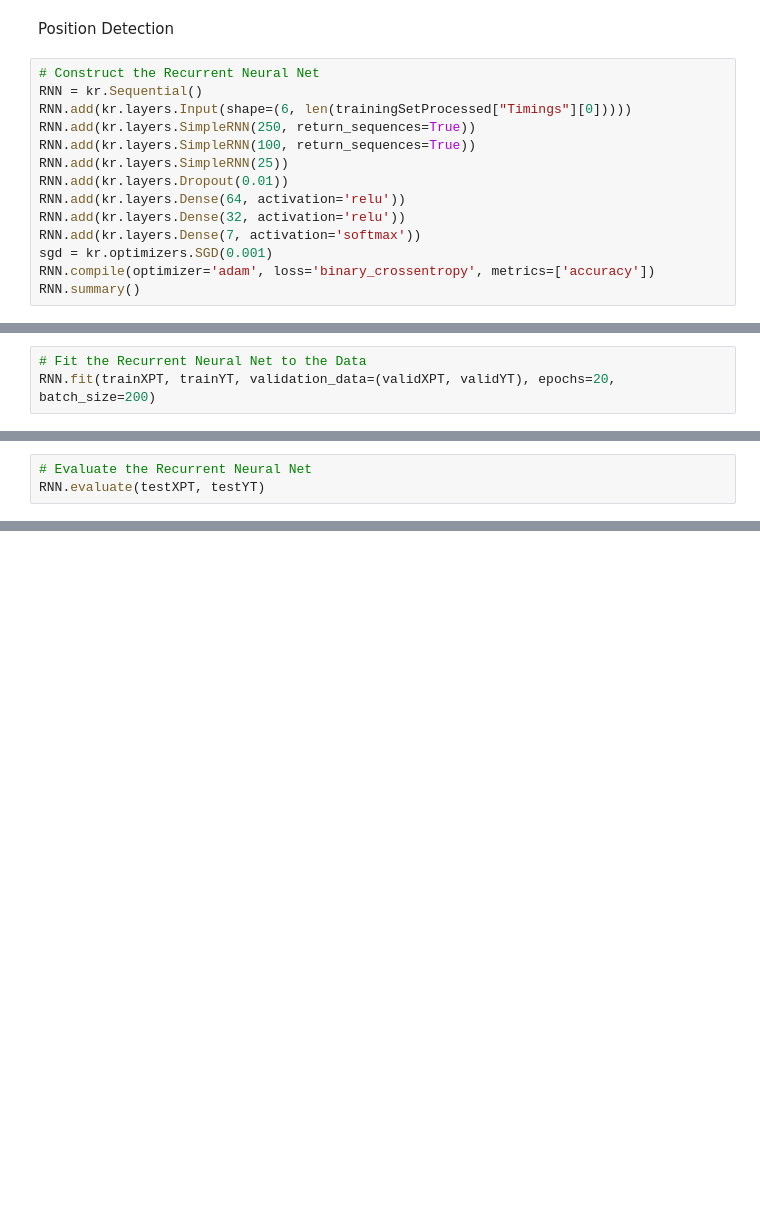
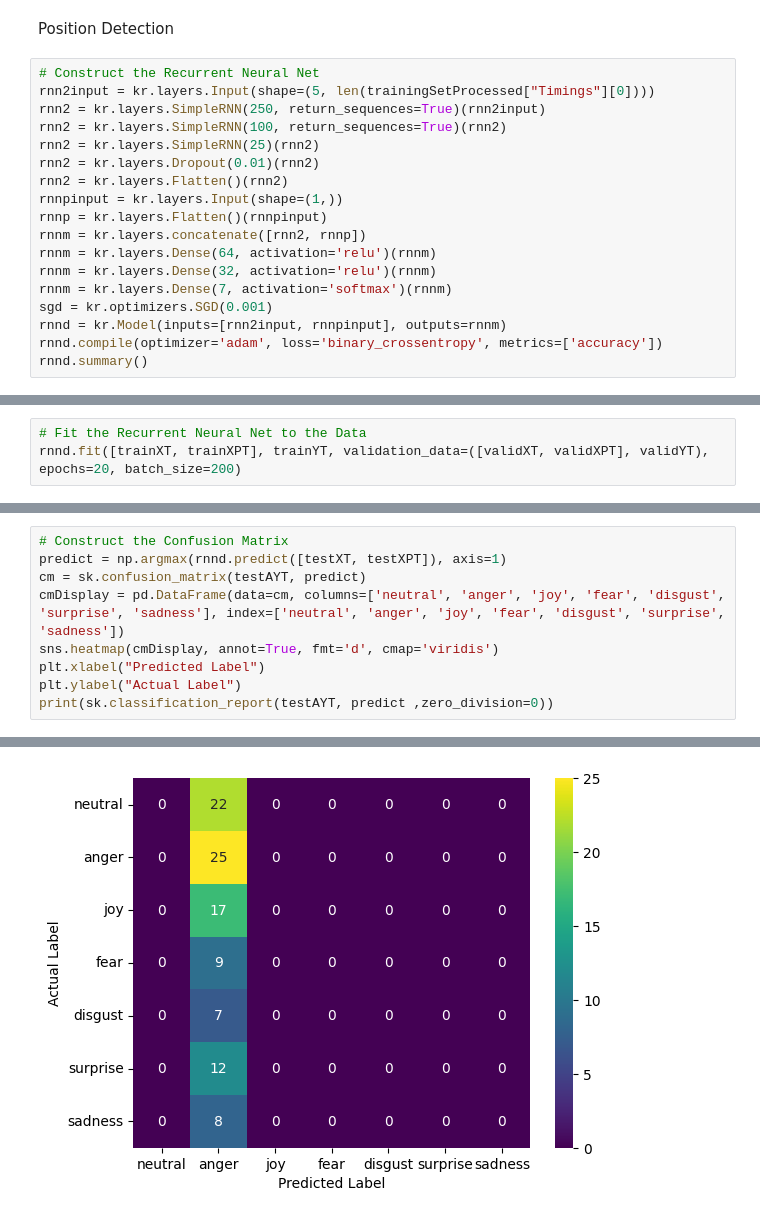
Before and after one commit to Andrew-JG-Ha/BERSt_Vocal_Emotion_Recognition, a Jupyter notebook: models/RNN.ipynb, the cells around one changed output, grey strips where cells are left out. Drawn from its saved outputs; the diff is of its cells as text; blank space fills up the shorter version.

```diff
--- a/models/RNN.ipynb
+++ b/models/RNN.ipynb
@@ -392,16 +392,20 @@ weighted avg       0.19      0.19      0.17       100
 Position Detection
 # %%
 # Construct the Recurrent Neural Net
-RNN = kr.Sequential()
-RNN.add(kr.layers.Input(shape=(6, len(trainingSetProcessed["Timings"][0]))))
-RNN.add(kr.layers.SimpleRNN(250, return_sequences=True))
-RNN.add(kr.layers.SimpleRNN(100, return_sequences=True))
-RNN.add(kr.layers.SimpleRNN(25))
-RNN.add(kr.layers.Dropout(0.01))
-RNN.add(kr.layers.Dense(64, activation='relu'))
-RNN.add(kr.layers.Dense(32, activation='relu'))
-RNN.add(kr.layers.Dense(7, activation='softmax'))
+rnn2input = kr.layers.Input(shape=(5, len(trainingSetProcessed["Timings"][0])))
+rnn2 = kr.layers.SimpleRNN(250, return_sequences=True)(rnn2input)
+rnn2 = kr.layers.SimpleRNN(100, return_sequences=True)(rnn2)
+rnn2 = kr.layers.SimpleRNN(25)(rnn2)
+rnn2 = kr.layers.Dropout(0.01)(rnn2)
+rnn2 = kr.layers.Flatten()(rnn2)
+rnnpinput = kr.layers.Input(shape=(1,))
+rnnp = kr.layers.Flatten()(rnnpinput)
+rnnm = kr.layers.concatenate([rnn2, rnnp])
+rnnm = kr.layers.Dense(64, activation='relu')(rnnm)
+rnnm = kr.layers.Dense(32, activation='relu')(rnnm)
+rnnm = kr.layers.Dense(7, activation='softmax')(rnnm)
 sgd = kr.optimizers.SGD(0.001)
-RNN.compile(optimizer='adam', loss='binary_crossentropy', metrics=['accuracy'])
-RNN.summary()
+rnnd = kr.Model(inputs=[rnn2input, rnnpinput], outputs=rnnm)
+rnnd.compile(optimizer='adam', loss='binary_crossentropy', metrics=['accuracy'])
+rnnd.summary()
 # %% [output]
@@ -428,6 +432,6 @@ Model: "sequential_75"
  Non-trainable params: 0 (0.00 B)
 # %%
 # Fit the Recurrent Neural Net to the Data
-RNN.fit(trainXPT, trainYT, validation_data=(validXPT, validYT), epochs=20, batch_size=200)
+rnnd.fit([trainXT, trainXPT], trainYT, validation_data=([validXT, validXPT], validYT), epochs=20, batch_size=200)
 # %% [output]
 Epoch 1/20
@@ -438,3 +455,10 @@ Invalid input shape for input Tensor("data:0", shape=(None, 2), dtype=float32).
 # %%
-# Evaluate the Recurrent Neural Net
-RNN.evaluate(testXPT, testYT)
+# Construct the Confusion Matrix
+predict = np.argmax(rnnd.predict([testXT, testXPT]), axis=1)
+cm = sk.confusion_matrix(testAYT, predict)
+cmDisplay = pd.DataFrame(data=cm, columns=['neutral', 'anger', 'joy', 'fear', 'disgust', 'surprise', 'sadness'], index=['neutral', 'anger', 'joy', 'fear', 'disgust', 'surprise', 'sadness'])
+sns.heatmap(cmDisplay, annot=True, fmt='d', cmap='viridis')
+plt.xlabel("Predicted Label")
+plt.ylabel("Actual Label")
+print(sk.classification_report(testAYT, predict ,zero_division=0))
+# %% [output]
@@ -440,0 +479 @@ RNN.evaluate(testXPT, testYT)
+[figure, added]
```
Also changed, not shown: parts of 9 cells of this notebook.
